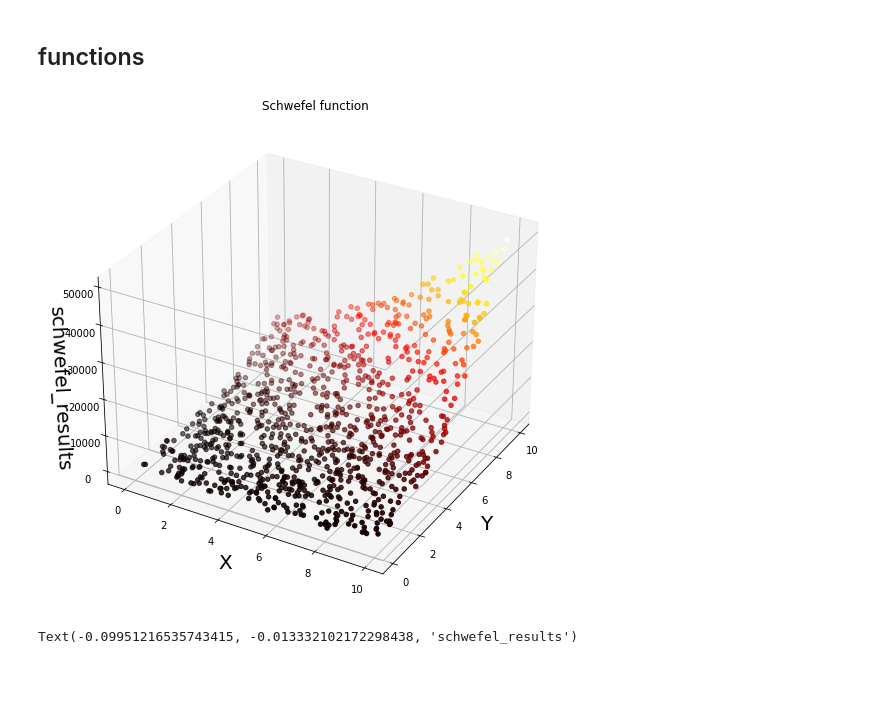
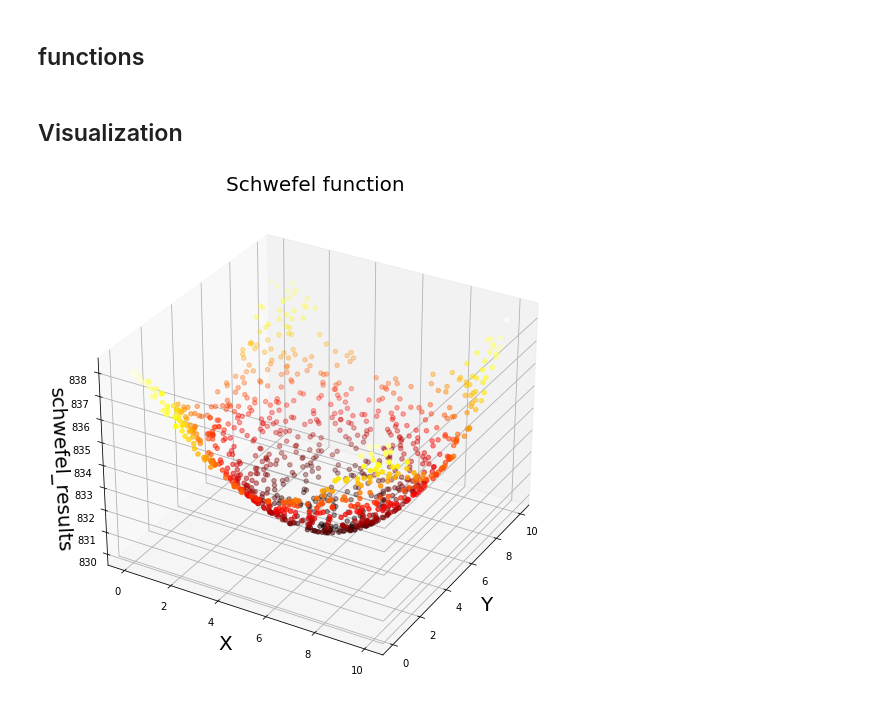
Before and after one commit to Edems10/matematicka_informatika, a Jupyter notebook: 01.ipynb, the cells around one changed output. Cells and saved outputs as stored; diff of their text form; code cells hidden in the pictures; blank space fills up the shorter version.

```diff
--- a/01.ipynb
+++ b/01.ipynb
@@ -47,25 +48,26 @@ data = np.random.rand(1000, 2) * 10
+# %% [markdown]
+## Visualization
 # %%
+## Creating random data points
+data = np.random.rand(1000, 2) * 10
+
+## heat map = minum Black maximum white/yellow aka Sequential2=hot
+
 X = [a_tuple[0] for a_tuple in data]
 Y = [a_tuple[1] for a_tuple in data]
-Z = schwefel_results
+Z = schwefel(data)
 fig = plt.figure(figsize = (16, 9))
 ax = plt.axes(projection ="3d")
 tmp_planes = ax.zaxis._PLANES
 ax.zaxis._PLANES = ( tmp_planes[2], tmp_planes[3],
                      tmp_planes[0], tmp_planes[1],
                      tmp_planes[4], tmp_planes[5])
 ax.set_xlabel("X" , fontsize=20)
 ax.set_ylabel("Y", fontsize=20)
 ax.set_zlabel("schwefel_results" , fontsize=20, rotation=90)
 color_map = plt.get_cmap('hot')
 scatter_plot = ax.scatter3D(X, Y, Z, c=(Z), cmap = color_map)
-plt.title("Schwefel function")
+plt.title("Schwefel function", fontsize=20)
 plt.show()
 # %% [output]
-[figure, old version]
+[figure, new version]
-# %%
-Z = sum_squared_results
-scatter_plot = ax.scatter3D(X, Y, Z, c=(Z), cmap = color_map)
-ax.set_zlabel("sum_squared_results" , fontsize=20, rotation=90)
-# %% [output]
-Text(-0.09951216535743415, -0.013332102172298438, 'schwefel_results')
```
Also changed, not shown: parts of 6 cells of this notebook.
